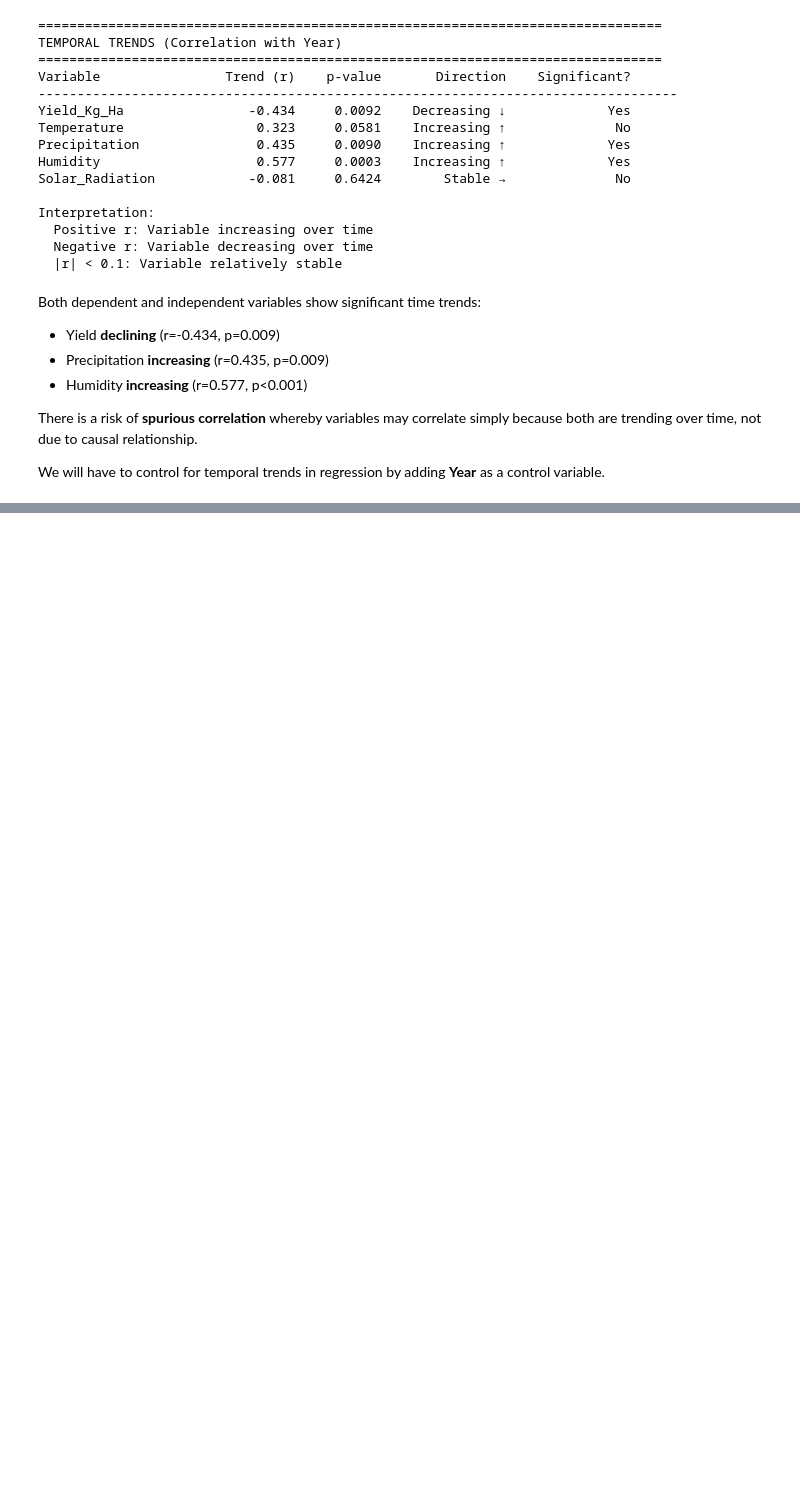
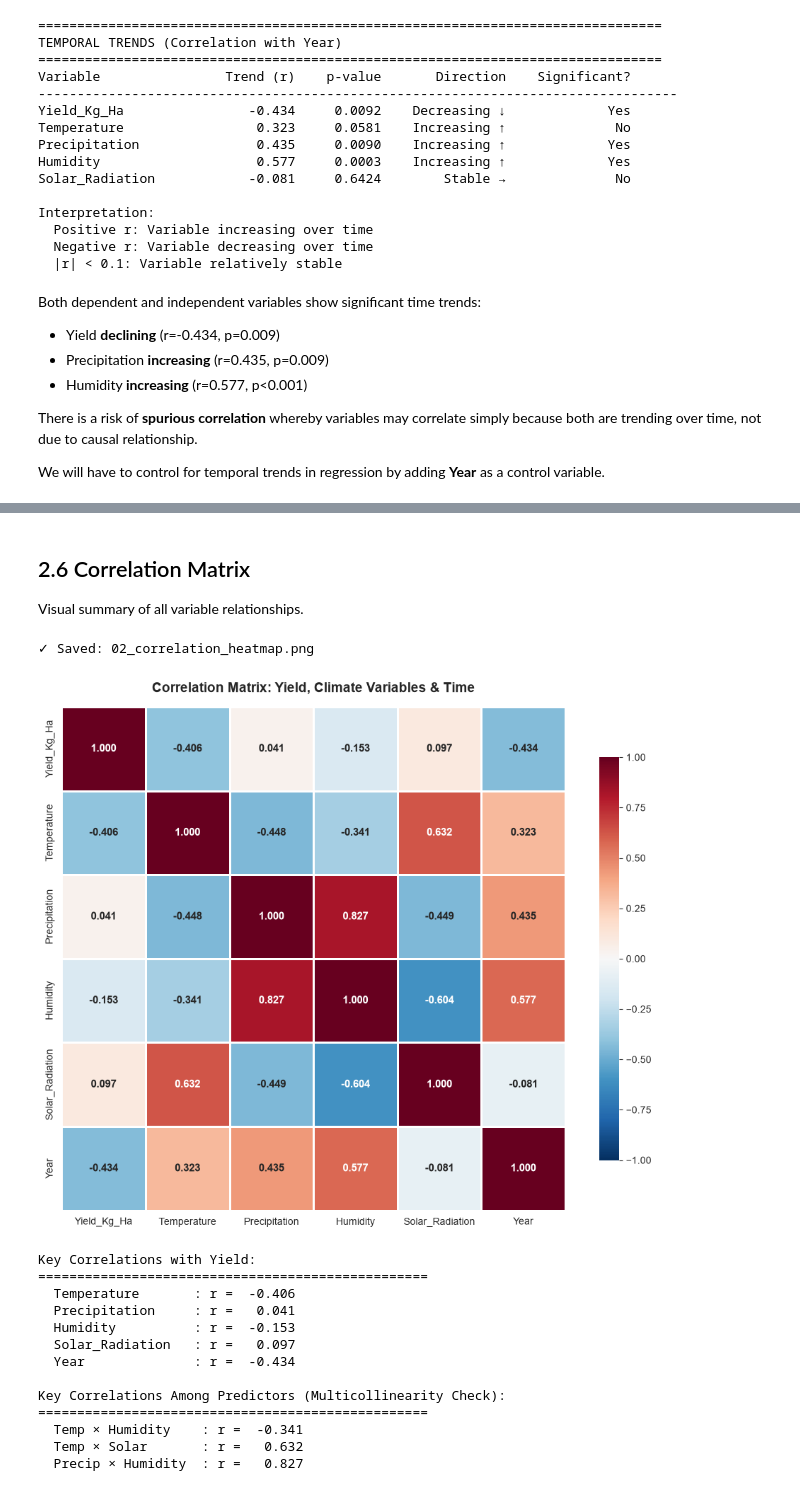
Before and after one commit to DoreenMolly/kenya-coffee-research, a Jupyter notebook: notebooks/data_analysis.ipynb, the cells around one changed output, grey strips where cells are left out. Drawn from its saved outputs; the diff is of its cells as text; code cells hidden in the pictures; blank space fills up the shorter version.

```diff
--- a/notebooks/data_analysis.ipynb
+++ b/notebooks/data_analysis.ipynb
@@ -512,0 +729,57 @@ We will have to control for temporal trends in regression by adding **Year** as
+# %% [markdown]
+## 2.6 Correlation Matrix
+Visual summary of all variable relationships.
+# %%
+# 2.6 Correlation heatmap
+
+# Select variables for correlation
+corr_vars = ['Yield_Kg_Ha', 'Temperature', 'Precipitation', 'Humidity', 'Solar_Radiation', 'Year']
+corr_matrix = df[corr_vars].corr()
+
+# Create plot
+fig, ax = plt.subplots(figsize=(10, 8))
+
+# Heatmap
+sns.heatmap(corr_matrix, annot=True, fmt='.3f',
+            cmap='RdBu_r', center=0,
+            square=True, linewidths=2,
+            cbar_kws={"shrink": 0.8},
+            annot_kws={'size': 11, 'weight': 'bold'},
+            vmin=-1, vmax=1)
+
+plt.title('Correlation Matrix: Yield, Climate Variables & Time',
+          fontsize=14, fontweight='bold', pad=15)
+plt.tight_layout()
+plt.savefig('/Users/dwanjiru/projects/kenya-coffee-research/reports/02_correlation_heatmap.png',
+            dpi=300, bbox_inches='tight')
+print("✓ Saved: 02_correlation_heatmap.png")
+plt.show()
+
+# Highlight key correlations
+print("\nKey Correlations with Yield:")
+print("="*50)
+for var in ['Temperature', 'Precipitation', 'Humidity', 'Solar_Radiation', 'Year']:
+    r = corr_matrix.loc['Yield_Kg_Ha', var]
+    print(f"  {var:<18}: r = {r:>7.3f}")
+
+print("\nKey Correlations Among Predictors (Multicollinearity Check):")
+print("="*50)
+print(f"  Temp × Humidity    : r = {corr_matrix.loc['Temperature', 'Humidity']:>7.3f}")
+print(f"  Temp × Solar       : r = {corr_matrix.loc['Temperature', 'Solar_Radiation']:>7.3f}")
+print(f"  Precip × Humidity  : r = {corr_matrix.loc['Precipitation', 'Humidity']:>7.3f}")
+# %% [output]
+✓ Saved: 02_correlation_heatmap.png
+[figure, added]
+Key Correlations with Yield:
+==================================================
+  Temperature       : r =  -0.406
+  Precipitation     : r =   0.041
+  Humidity          : r =  -0.153
+  Solar_Radiation   : r =   0.097
+  Year              : r =  -0.434
+
+Key Correlations Among Predictors (Multicollinearity Check):
+==================================================
+  Temp × Humidity    : r =  -0.341
+  Temp × Solar       : r =   0.632
+  Precip × Humidity  : r =   0.827
```
Also changed, not shown: parts of 12 cells of this notebook.
